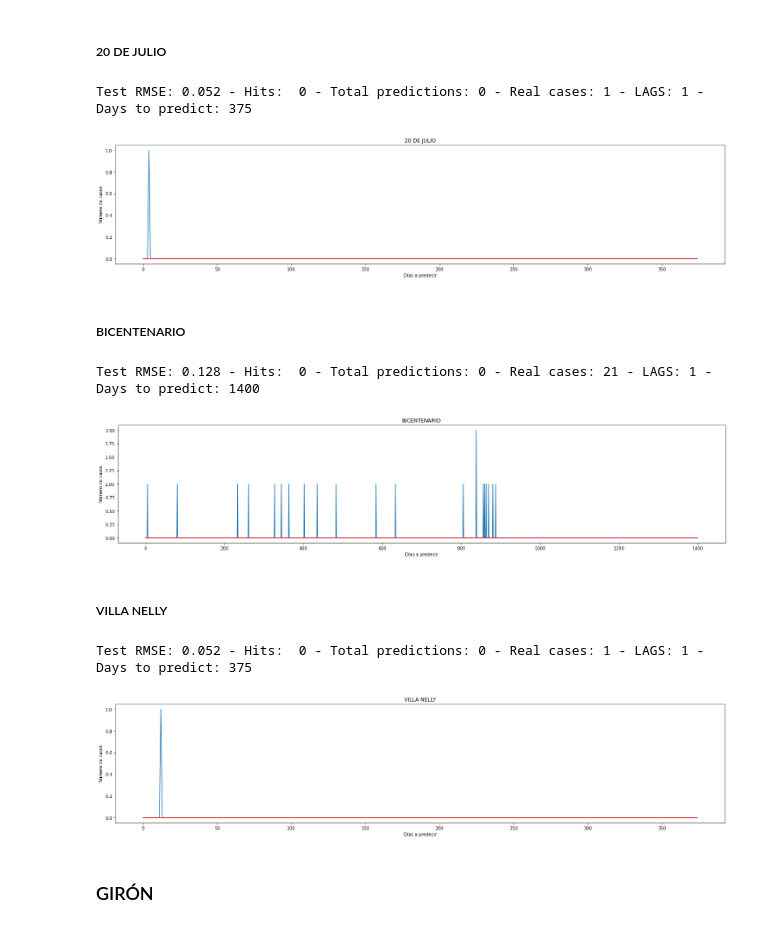
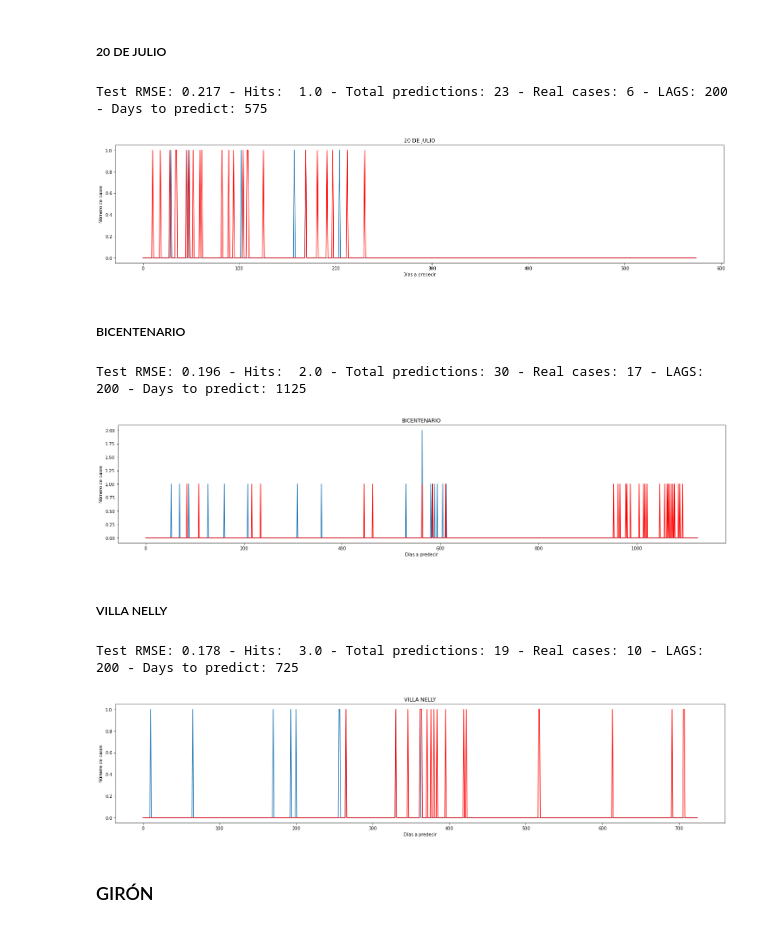
Before and after one commit to JuanImbachi/PDG, a Jupyter notebook: Analysis/data_analytics/Modelamiento datos.ipynb, the cells around one changed output. Saved outputs shown, nothing was run; the diff lists cells and outputs as text; code cells hidden in the pictures.

```diff
--- a/Analysis/data_analytics/Modelamiento datos.ipynb
+++ b/Analysis/data_analytics/Modelamiento datos.ipynb
@@ -335,24 +350,24 @@ Test RMSE: 0.052 - Hits:  0 - Total predictions: 0 - Real cases: 1 - LAGS: 1 - D
 # %% [markdown]
 ##### 20 DE JULIO
 # %%
-get_predictions('Yopal', '20 DE JULIO', 1, 375, 2) #375 - 1500
+get_predictions('Yopal', '20 DE JULIO', 200, 575, 208) #375 - 1500
 # %% [output]
-Test RMSE: 0.052 - Hits:  0 - Total predictions: 0 - Real cases: 1 - LAGS: 1 - Days to predict: 375
+Test RMSE: 0.217 - Hits:  1.0 - Total predictions: 23 - Real cases: 6 - LAGS: 200 - Days to predict: 575
-[figure, old version]
+[figure, new version]
 # %% [markdown]
 ##### BICENTENARIO
 # %%
-get_predictions('Yopal', 'BICENTENARIO', 1, 1400, 2) #500 - 1500
+get_predictions('Yopal', 'BICENTENARIO', 200, 1125, 217) #500 - 1500
 # %% [output]
-Test RMSE: 0.128 - Hits:  0 - Total predictions: 0 - Real cases: 21 - LAGS: 1 - Days to predict: 1400
+Test RMSE: 0.196 - Hits:  2.0 - Total predictions: 30 - Real cases: 17 - LAGS: 200 - Days to predict: 1125
-[figure, old version]
+[figure, new version]
 # %% [markdown]
 ##### VILLA NELLY
 # %%
-get_predictions('Yopal', 'VILLA NELLY', 1, 375, 2) #375 - 1500
+get_predictions('Yopal', 'VILLA NELLY', 200, 725, 238) #375 - 1500
 # %% [output]
-Test RMSE: 0.052 - Hits:  0 - Total predictions: 0 - Real cases: 1 - LAGS: 1 - Days to predict: 375
+Test RMSE: 0.178 - Hits:  3.0 - Total predictions: 19 - Real cases: 10 - LAGS: 200 - Days to predict: 725
-[figure, old version]
+[figure, new version]
 # %% [markdown]
 ### GIRÓN
 # %%
```
Also changed, not shown: parts of 16 cells of this notebook, 3 other files.
